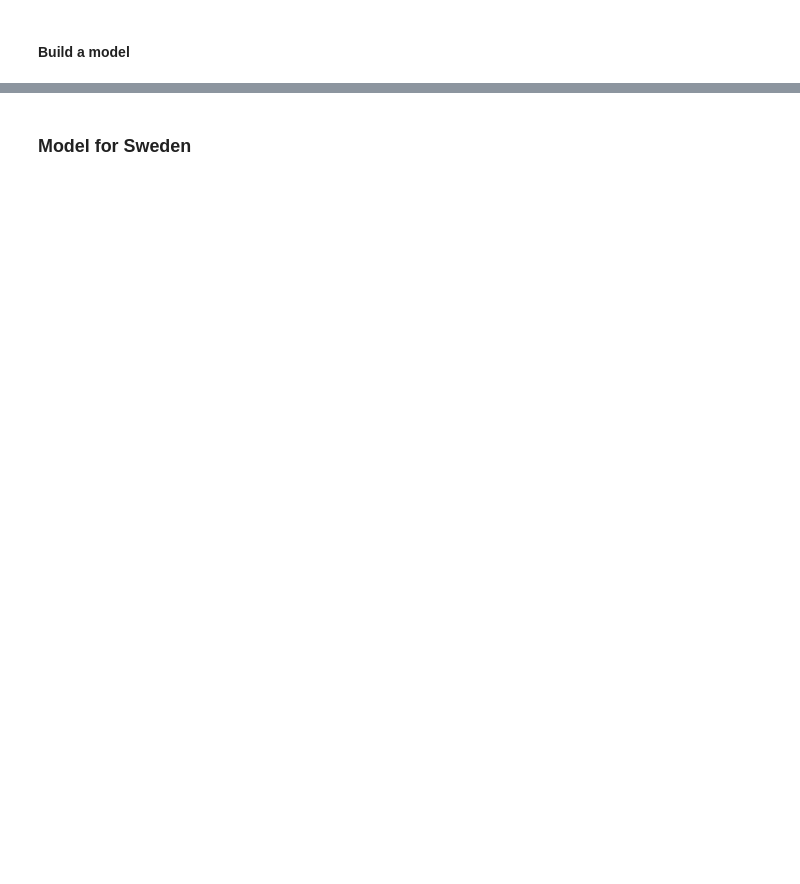
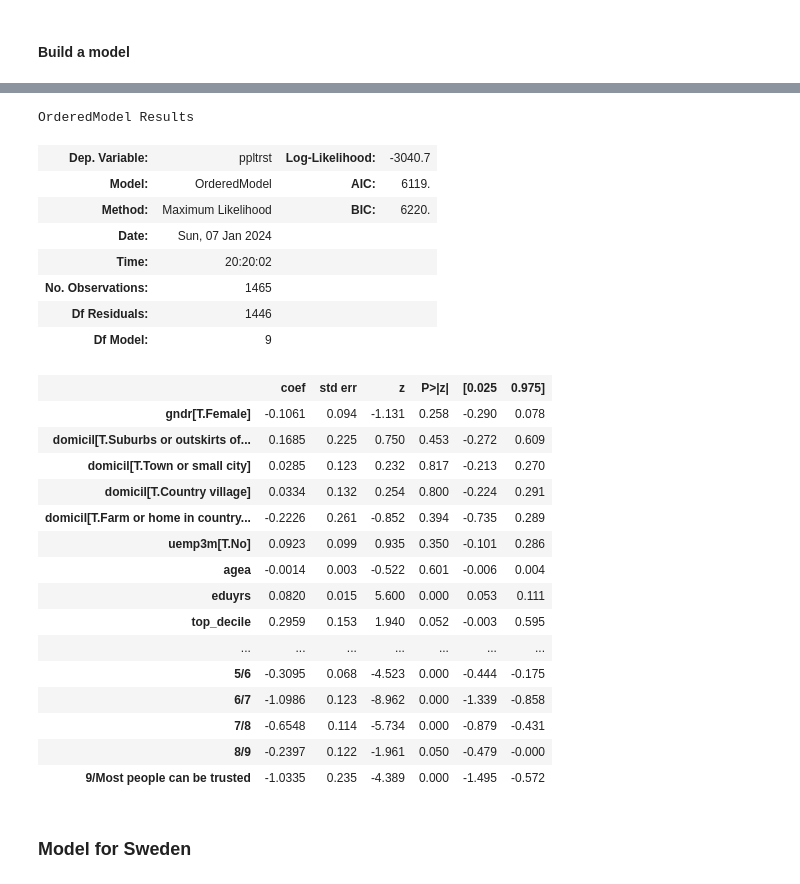
Before and after one commit to mateuszkasprowicz/social-trust, a Jupyter notebook: notebooks/model.ipynb, the cells around one changed output, grey strips where cells are left out. Saved outputs shown, nothing was run; the diff lists cells and outputs as text; code cells hidden in the pictures; blank space fills up the shorter version.

Commit message:
Add final model for Poland

```diff
--- a/notebooks/model.ipynb
+++ b/notebooks/model.ipynb
@@ -165,6 +171,42 @@ OrderedModel Results
 | 7/8 | -0.6517 | 0.114 | -5.709 | 0.000 | -0.875 | -0.428 |
 | 8/9 | -0.2376 | 0.122 | -1.946 | 0.052 | -0.477 | 0.002 |
 | 9/Most people can be trusted | -1.0320 | 0.235 | -4.383 | 0.000 | -1.493 | -0.571 |
+# %%
+model_pl_v2 = OrderedModel.from_formula("ppltrst ~ agea + eduyrs + gndr + domicil + top_decile + uemp3m",
+                                    data_pl_preprocessed
+                                    .assign(top_decile = np.where(data_pl_preprocessed.hinctnta == "H - 10th decile", 1, 0))
+                                    .drop(columns=["hinctnta"]),
+                                    distr="logit",
+                                    )
+
+res_log = model_pl_v2.fit(method='bfgs', disp=False)
+res_log.summary()
+# %% [output]
+OrderedModel Results
+| Dep. Variable: | ppltrst | Log-Likelihood: | -3040.7 |
+| Model: | OrderedModel | AIC: | 6119. |
+| Method: | Maximum Likelihood | BIC: | 6220. |
+| Date: | Sun, 07 Jan 2024 |  |  |
+| Time: | 20:20:02 |  |  |
+| No. Observations: | 1465 |  |  |
+| Df Residuals: | 1446 |  |  |
+| Df Model: | 9 |  |  |
+|  | coef | std err | z | P>|z| | [0.025 | 0.975] |
+| gndr[T.Female] | -0.1061 | 0.094 | -1.131 | 0.258 | -0.290 | 0.078 |
+| domicil[T.Suburbs or outskirts of... | 0.1685 | 0.225 | 0.750 | 0.453 | -0.272 | 0.609 |
+| domicil[T.Town or small city] | 0.0285 | 0.123 | 0.232 | 0.817 | -0.213 | 0.270 |
+| domicil[T.Country village] | 0.0334 | 0.132 | 0.254 | 0.800 | -0.224 | 0.291 |
+| domicil[T.Farm or home in country... | -0.2226 | 0.261 | -0.852 | 0.394 | -0.735 | 0.289 |
+| uemp3m[T.No] | 0.0923 | 0.099 | 0.935 | 0.350 | -0.101 | 0.286 |
+| agea | -0.0014 | 0.003 | -0.522 | 0.601 | -0.006 | 0.004 |
+| eduyrs | 0.0820 | 0.015 | 5.600 | 0.000 | 0.053 | 0.111 |
+| top_decile | 0.2959 | 0.153 | 1.940 | 0.052 | -0.003 | 0.595 |
+| ... | ... | ... | ... | ... | ... | ... |
+| 5/6 | -0.3095 | 0.068 | -4.523 | 0.000 | -0.444 | -0.175 |
+| 6/7 | -1.0986 | 0.123 | -8.962 | 0.000 | -1.339 | -0.858 |
+| 7/8 | -0.6548 | 0.114 | -5.734 | 0.000 | -0.879 | -0.431 |
+| 8/9 | -0.2397 | 0.122 | -1.961 | 0.050 | -0.479 | -0.000 |
+| 9/Most people can be trusted | -1.0335 | 0.235 | -4.389 | 0.000 | -1.495 | -0.572 |
 # %% [markdown]
 ### Model for Sweden
 # %%
```
Also changed, not shown: parts of 2 cells of this notebook.
